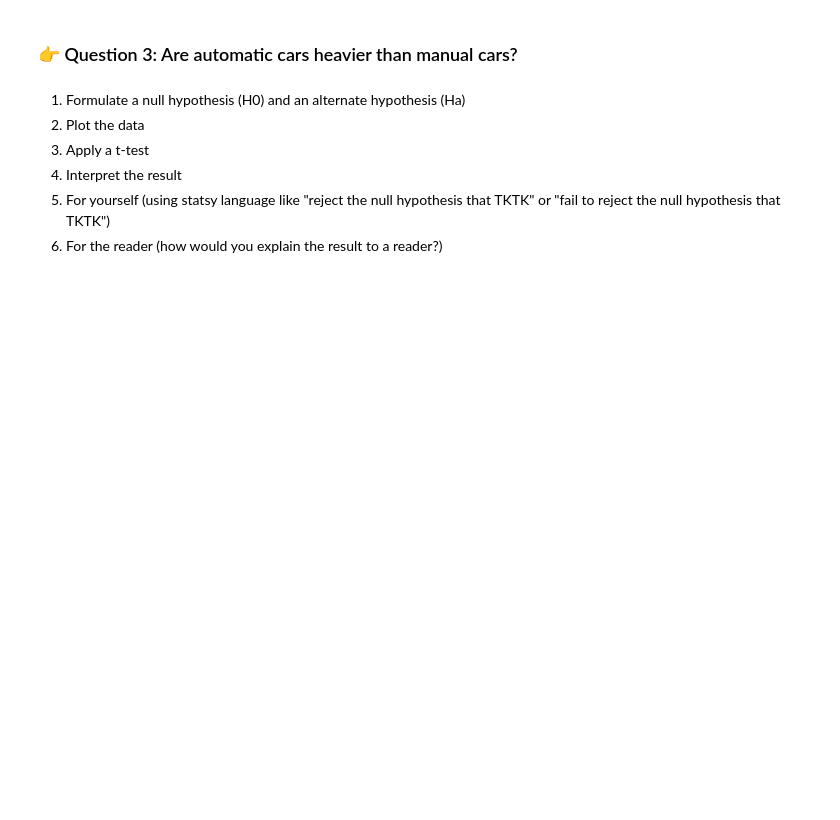
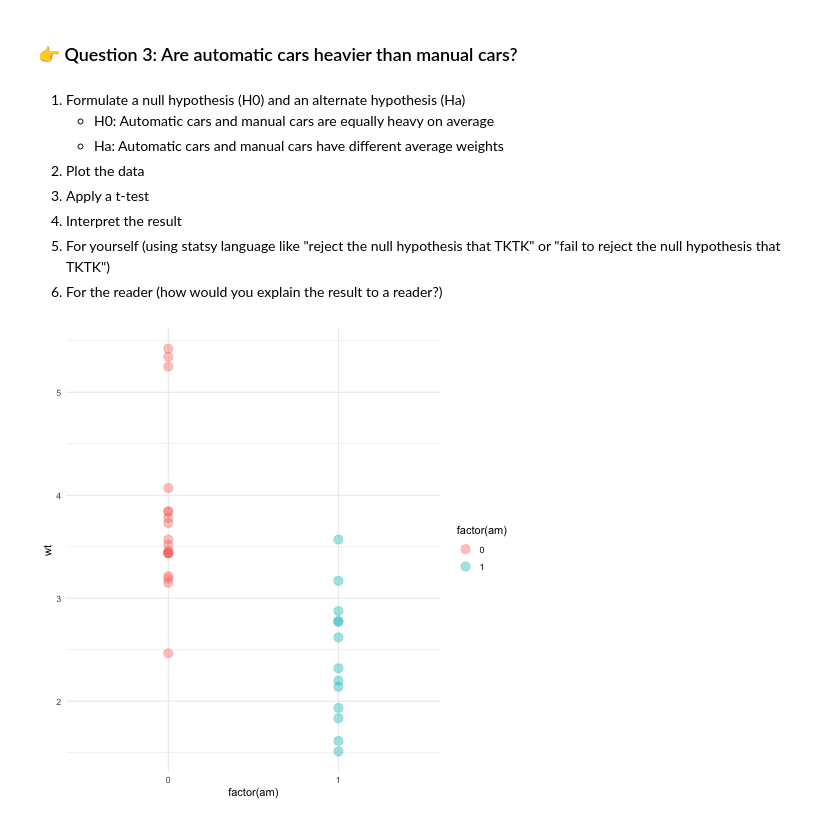
Before and after one commit to data4news/hypothesis-1-shp, a Jupyter notebook: notebook-1.ipynb, the cells around one changed output. Drawn from its saved outputs; the diff is of its cells as text; code cells hidden in the pictures; blank space fills up the shorter version.

```diff
--- a/notebook-1.ipynb
+++ b/notebook-1.ipynb
@@ -87,8 +162,21 @@ mtcars
 # %% [markdown]
 
 1. Formulate a null hypothesis (H0) and an alternate hypothesis (Ha)
+    - H0: Automatic cars and manual cars are equally heavy on average
+    - Ha: Automatic cars and manual cars have different average weights
 2. Plot the data
 3. Apply a t-test
 4. Interpret the result
 5. For yourself (using statsy language like "reject the null hypothesis that TKTK" or "fail to reject the null hypothesis that TKTK")
 6. For the reader (how would you explain the result to a reader?)
+# %%
+%%R -o mtcars
+
+# R cell
+
+ggplot(mtcars) +
+    aes(x=factor(am), y=wt, color=factor(am)) +
+    geom_point(size=4, alpha=.4) +
+    theme_minimal()
+# %% [output]
+[figure, added]
```
Also changed, not shown: parts of 12 cells of this notebook.
